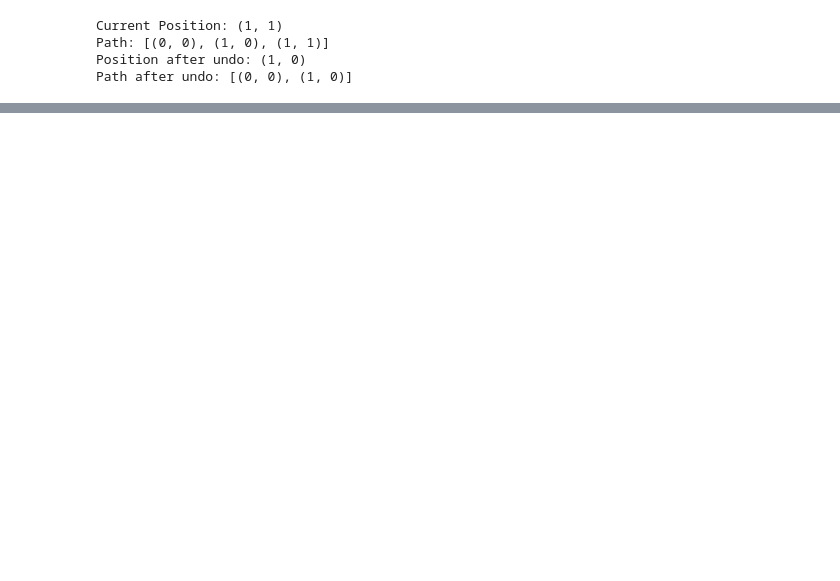
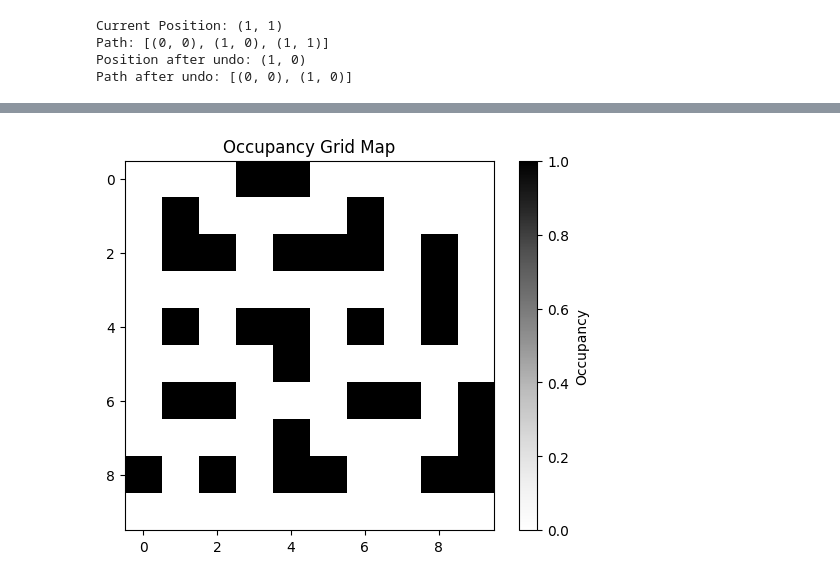
Before and after one commit to vkjadon/ros2, a Jupyter notebook: ds_robot.ipynb, the cells around one changed output, grey strips where cells are left out. Cells and saved outputs as stored; diff of their text form; code cells hidden in the pictures; blank space fills up the shorter version.

```diff
--- a/ds_robot.ipynb
+++ b/ds_robot.ipynb
@@ -289,0 +498,29 @@ Path after undo: [(0, 0), (1, 0)]
+# %%
+import numpy as np
+import matplotlib.pyplot as plt
+
+# Define a 10x10 grid map (0 = free space, 1 = obstacle)
+occupancy_grid_map = np.array([
+    [0, 0, 0, 1, 1, 0, 0, 0, 0, 0],
+    [0, 1, 0, 0, 0, 0, 1, 0, 0, 0],
+    [0, 1, 1, 0, 1, 1, 1, 0, 1, 0],
+    [0, 0, 0, 0, 0, 0, 0, 0, 1, 0],
+    [0, 1, 0, 1, 1, 0, 1, 0, 1, 0],
+    [0, 0, 0, 0, 1, 0, 0, 0, 0, 0],
+    [0, 1, 1, 0, 0, 0, 1, 1, 0, 1],
+    [0, 0, 0, 0, 1, 0, 0, 0, 0, 1],
+    [1, 0, 1, 0, 1, 1, 0, 0, 1, 1],
+    [0, 0, 0, 0, 0, 0, 0, 0, 0, 0]
+])
+
+# Function to display the grid map
+def display_grid_map(grid_map):
+    plt.imshow(grid_map, cmap='Greys', origin='upper')
+    plt.colorbar(label="Occupancy")
+    plt.title("Occupancy Grid Map")
+    plt.show()
+
+# Display the grid map
+display_grid_map(occupancy_grid_map)
+# %% [output]
+[figure, added]
```
Also changed, not shown: parts of 8 cells of this notebook.
